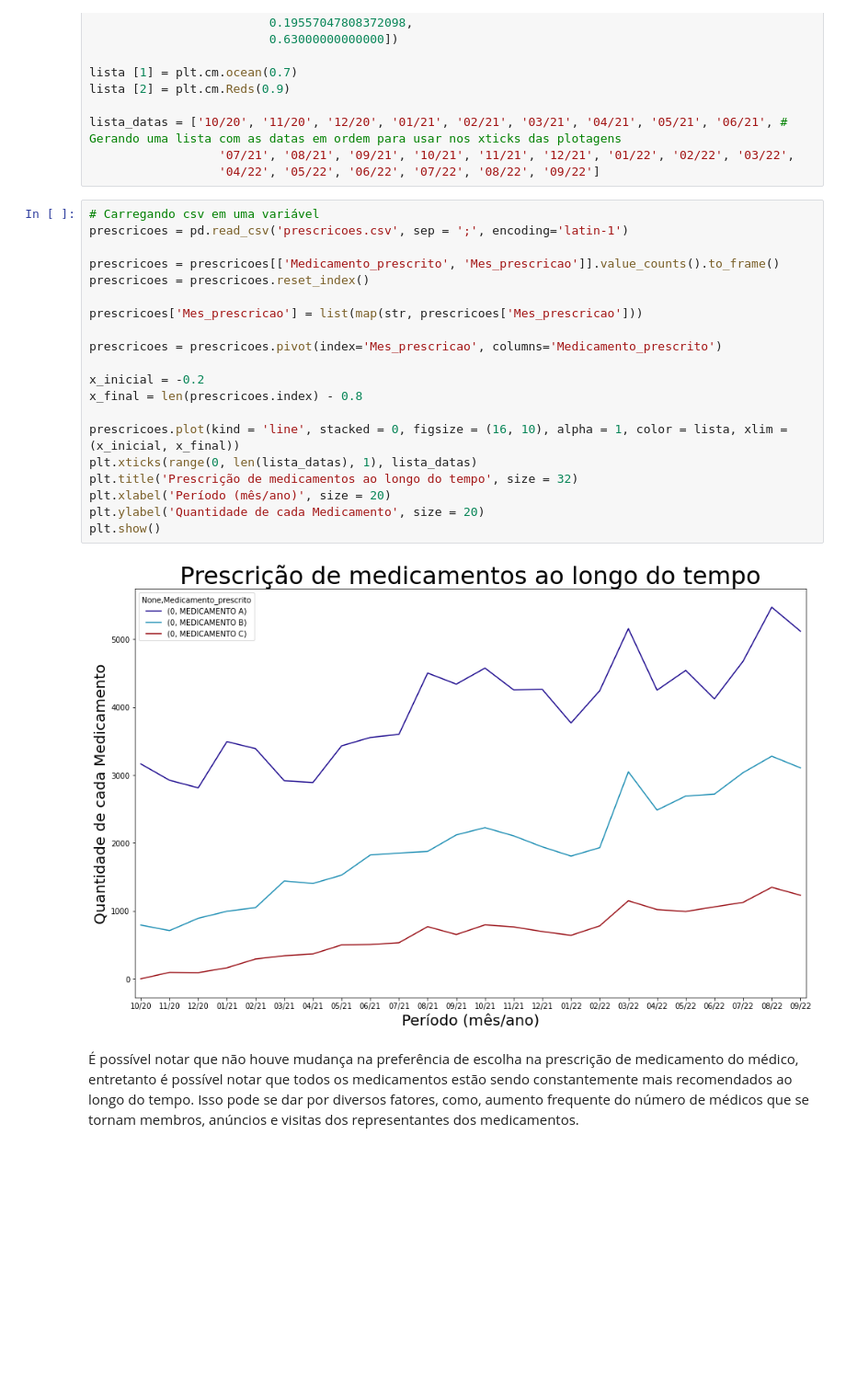
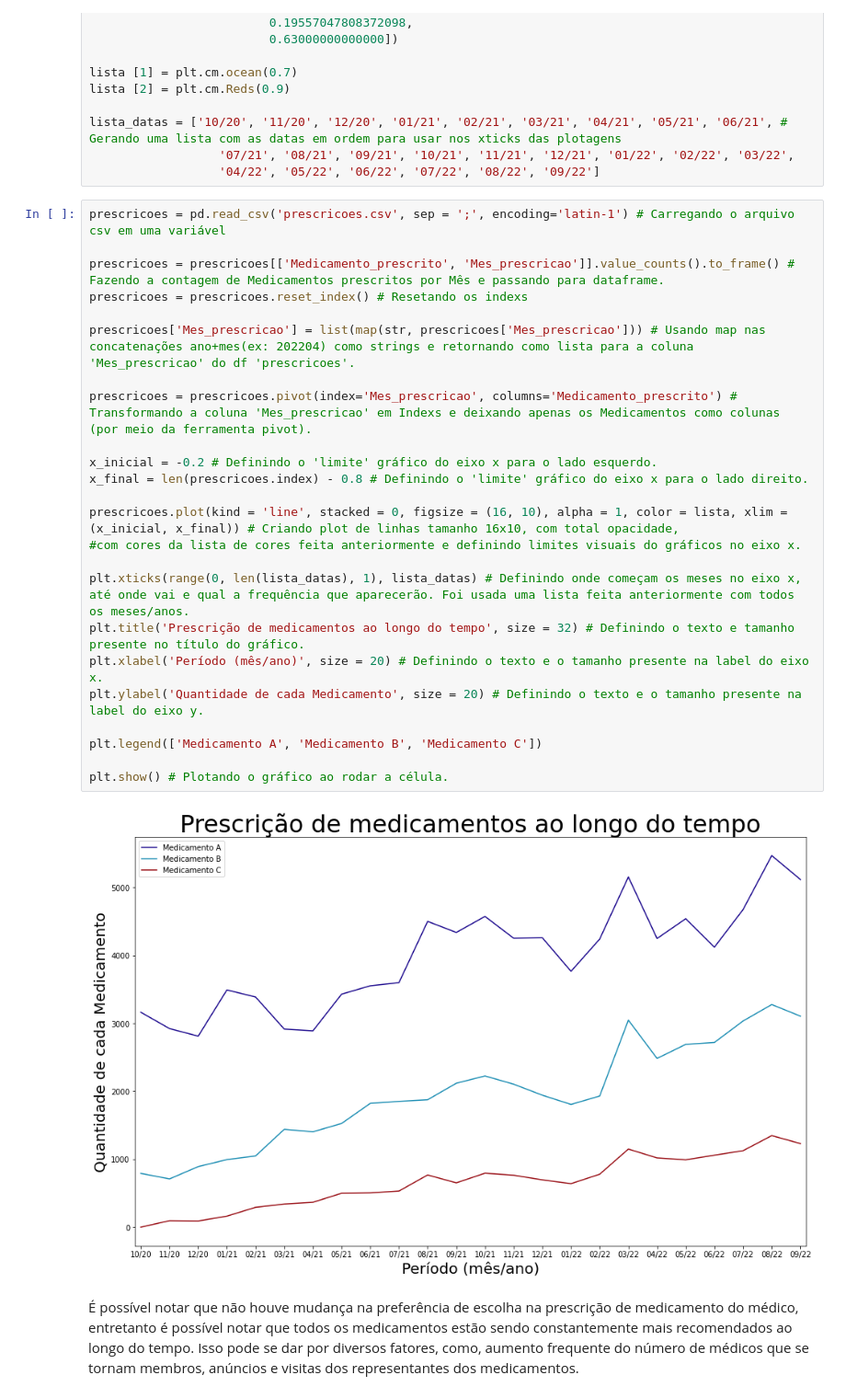
Before and after one commit to Juniorffonseca/processo_seletivo, a Jupyter notebook: teste_processo_seletivo.ipynb, the cells around one changed output. Shown at 92% size. Drawn from its saved outputs; the diff is of its cells as text; blank space fills up the shorter version.

```diff
--- a/teste_processo_seletivo.ipynb
+++ b/teste_processo_seletivo.ipynb
@@ -43,27 +42,31 @@ lista_datas = ['10/20', '11/20', '12/20', '01/21', '02/21', '03/21', '04/21', '0
                   '07/21', '08/21', '09/21', '10/21', '11/21', '12/21', '01/22', '02/22', '03/22',
                   '04/22', '05/22', '06/22', '07/22', '08/22', '09/22']
 # %%
-# Carregando csv em uma variável
-prescricoes = pd.read_csv('prescricoes.csv', sep = ';', encoding='latin-1')
+prescricoes = pd.read_csv('prescricoes.csv', sep = ';', encoding='latin-1') # Carregando o arquivo csv em uma variável
 
-prescricoes = prescricoes[['Medicamento_prescrito', 'Mes_prescricao']].value_counts().to_frame()
-prescricoes = prescricoes.reset_index()
+prescricoes = prescricoes[['Medicamento_prescrito', 'Mes_prescricao']].value_counts().to_frame() # Fazendo a contagem de Medicamentos prescritos por Mês e passando para dataframe.
+prescricoes = prescricoes.reset_index() # Resetando os indexs
 
-prescricoes['Mes_prescricao'] = list(map(str, prescricoes['Mes_prescricao']))
+prescricoes['Mes_prescricao'] = list(map(str, prescricoes['Mes_prescricao'])) # Usando map nas concatenações ano+mes(ex: 202204) como strings e retornando como lista para a coluna 'Mes_prescricao' do df 'prescricoes'.
 
-prescricoes = prescricoes.pivot(index='Mes_prescricao', columns='Medicamento_prescrito')
+prescricoes = prescricoes.pivot(index='Mes_prescricao', columns='Medicamento_prescrito') # Transformando a coluna 'Mes_prescricao' em Indexs e deixando apenas os Medicamentos como colunas (por meio da ferramenta pivot).
 
-x_inicial = -0.2
-x_final = len(prescricoes.index) - 0.8
+x_inicial = -0.2 # Definindo o 'limite' gráfico do eixo x para o lado esquerdo.
+x_final = len(prescricoes.index) - 0.8 # Definindo o 'limite' gráfico do eixo x para o lado direito.
 
-prescricoes.plot(kind = 'line', stacked = 0, figsize = (16, 10), alpha = 1, color = lista, xlim = (x_inicial, x_final))
-plt.xticks(range(0, len(lista_datas), 1), lista_datas)
-plt.title('Prescrição de medicamentos ao longo do tempo', size = 32)
-plt.xlabel('Período (mês/ano)', size = 20)
-plt.ylabel('Quantidade de cada Medicamento', size = 20)
-plt.show()
+prescricoes.plot(kind = 'line', stacked = 0, figsize = (16, 10), alpha = 1, color = lista, xlim = (x_inicial, x_final)) # Criando plot de linhas tamanho 16x10, com total opacidade,
+#com cores da lista de cores feita anteriormente e definindo limites visuais do gráficos no eixo x.
+
+plt.xticks(range(0, len(lista_datas), 1), lista_datas) # Definindo onde começam os meses no eixo x, até onde vai e qual a frequência que aparecerão. Foi usada uma lista feita anteriormente com todos os meses/anos.
+plt.title('Prescrição de medicamentos ao longo do tempo', size = 32) # Definindo o texto e tamanho presente no título do gráfico.
+plt.xlabel('Período (mês/ano)', size = 20) # Definindo o texto e o tamanho presente na label do eixo x.
+plt.ylabel('Quantidade de cada Medicamento', size = 20) # Definindo o texto e o tamanho presente na label do eixo y.
+
+plt.legend(['Medicamento A', 'Medicamento B', 'Medicamento C'])
+
+plt.show() # Plotando o gráfico ao rodar a célula.
 # %% [output]
-[figure, old version]
+[figure, new version]
 # %% [markdown]
 É possível notar que não houve mudança na preferência de escolha na prescrição de medicamento do médico, entretanto é possível notar que todos os medicamentos estão sendo constantemente mais recomendados ao longo do tempo. Isso pode se dar por diversos fatores, como, aumento frequente do número de médicos que se tornam membros, anúncios e visitas dos representantes dos medicamentos.
 # %% [markdown]
```
Also changed, not shown: parts of 6 cells of this notebook.
